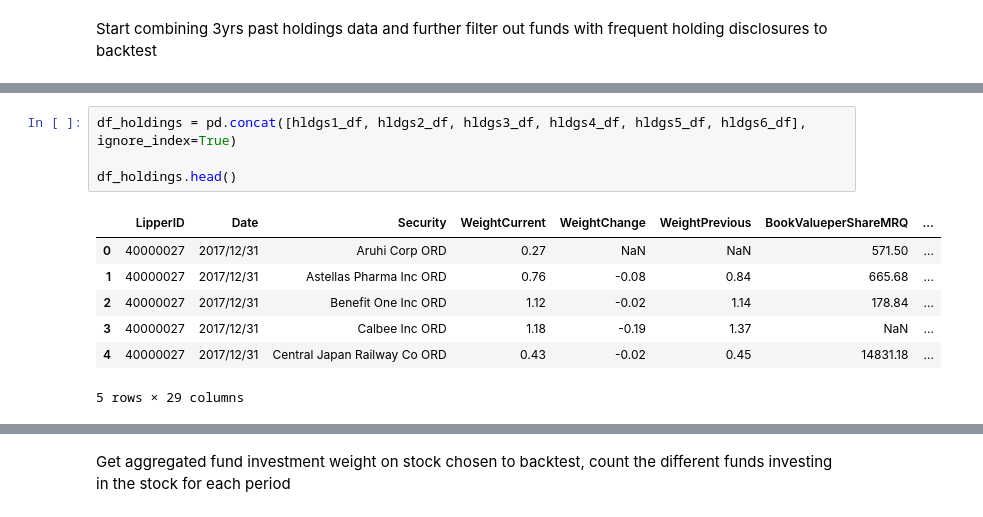
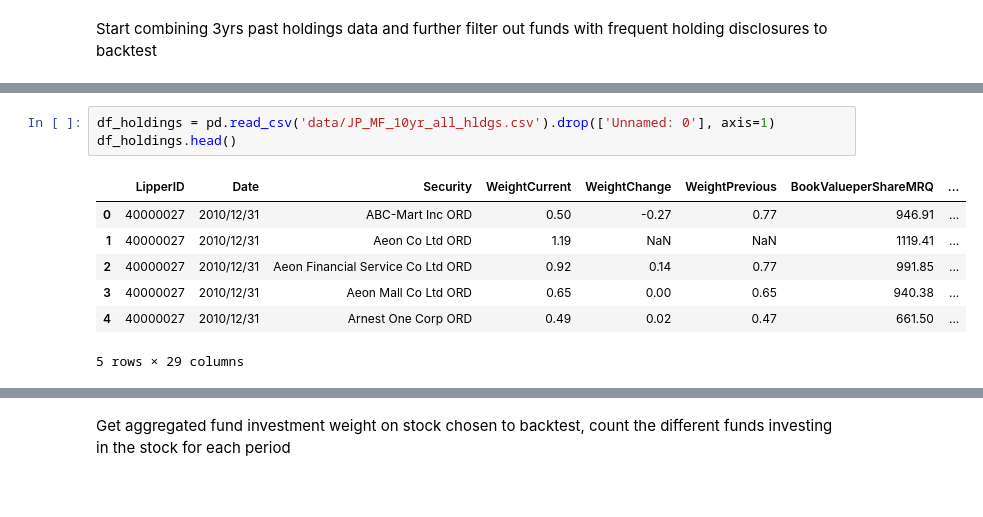
Before and after one commit to james-chang727/OEF-holdings-over-underweight-backtest, a Jupyter notebook: JP_Murata_v3.1.ipynb, the cells around one changed output, grey strips where cells are left out. Drawn from its saved outputs; the diff is of its cells as text.

```diff
--- a/JP_Murata_v3.1.ipynb
+++ b/JP_Murata_v3.1.ipynb
@@ -76,15 +86,14 @@ hldgs6_df = pd.read_csv('data/JP_MF_10yr/Mutual_funds_JP_20200331~20200930.csv')
-# %%
-df_holdings = pd.concat([hldgs1_df, hldgs2_df, hldgs3_df, hldgs4_df, hldgs5_df, hldgs6_df], ignore_index=True)
-
-df_holdings.head()
-# %% [output]
-|  | LipperID | Date | Security | WeightCurrent | WeightChange | WeightPrevious | BookValueperShareMRQ | ... |
-| 0 | 40000027 | 2017/12/31 | Aruhi Corp ORD | 0.27 | NaN | NaN | 571.50 | ... |
-| 1 | 40000027 | 2017/12/31 | Astellas Pharma Inc ORD | 0.76 | -0.08 | 0.84 | 665.68 | ... |
-| 2 | 40000027 | 2017/12/31 | Benefit One Inc ORD | 1.12 | -0.02 | 1.14 | 178.84 | ... |
-| 3 | 40000027 | 2017/12/31 | Calbee Inc ORD | 1.18 | -0.19 | 1.37 | NaN | ... |
-| 4 | 40000027 | 2017/12/31 | Central Japan Railway Co ORD | 0.43 | -0.02 | 0.45 | 14831.18 | ... |
-5 rows × 29 columns
+# %%
+df_holdings = pd.read_csv('data/JP_MF_10yr_all_hldgs.csv').drop(['Unnamed: 0'], axis=1)
+df_holdings.head()
+# %% [output]
+|  | LipperID | Date | Security | WeightCurrent | WeightChange | WeightPrevious | BookValueperShareMRQ | ... |
+| 0 | 40000027 | 2010/12/31 | ABC-Mart Inc ORD | 0.50 | -0.27 | 0.77 | 946.91 | ... |
+| 1 | 40000027 | 2010/12/31 | Aeon Co Ltd ORD | 1.19 | NaN | NaN | 1119.41 | ... |
+| 2 | 40000027 | 2010/12/31 | Aeon Financial Service Co Ltd ORD | 0.92 | 0.14 | 0.77 | 991.85 | ... |
+| 3 | 40000027 | 2010/12/31 | Aeon Mall Co Ltd ORD | 0.65 | 0.00 | 0.65 | 940.38 | ... |
+| 4 | 40000027 | 2010/12/31 | Arnest One Corp ORD | 0.49 | 0.02 | 0.47 | 661.50 | ... |
+5 rows × 29 columns
 # %%
 df_holdings_disclosure = df_holdings[['LipperID', 'Date']].drop_duplicates().set_index('LipperID')
 
```
Also changed, not shown: parts of 4 cells of this notebook, 8 other files.
